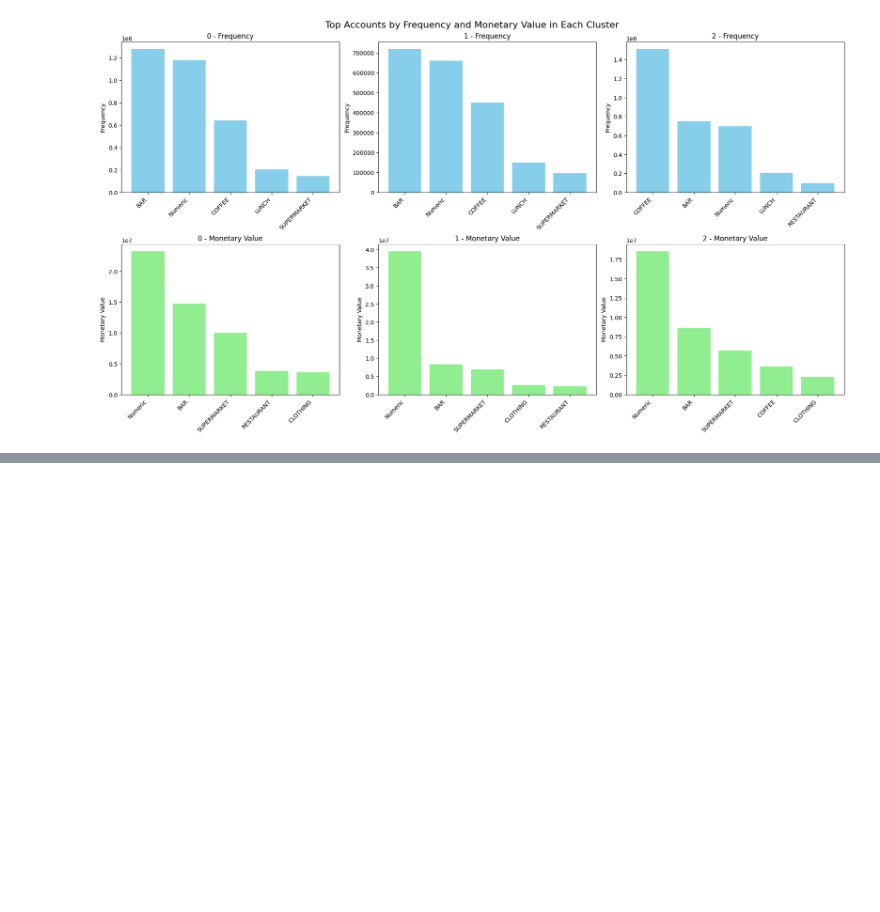
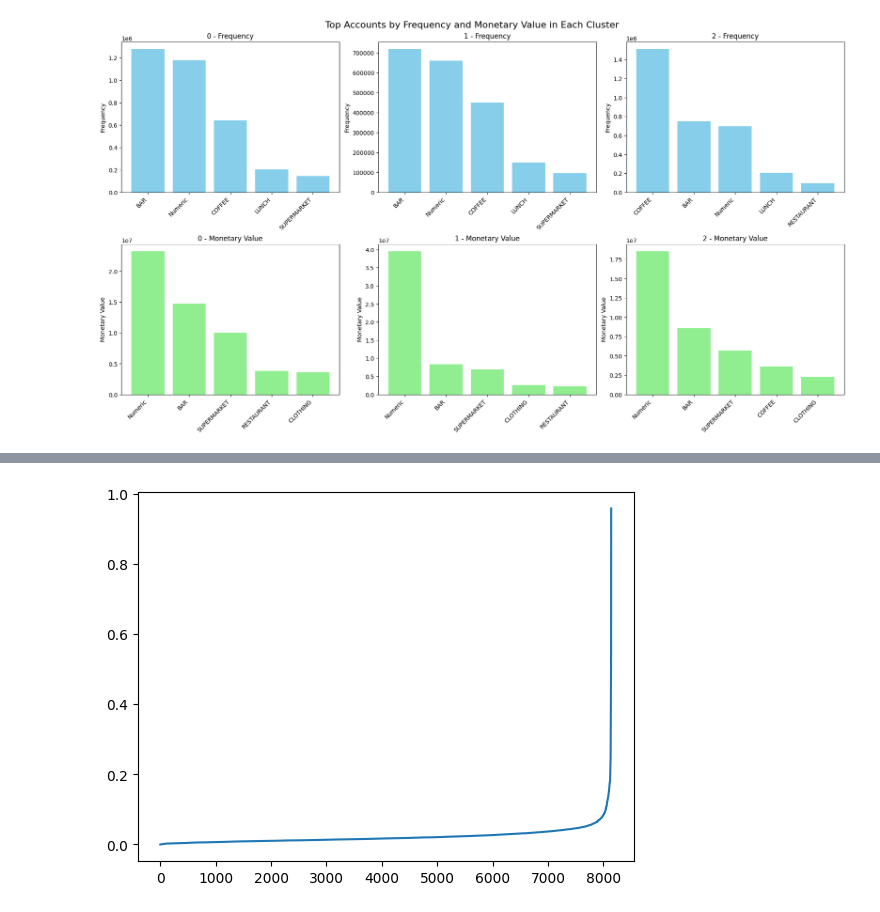
Before and after one commit to UoB-DSMP-2023-24/dsmp-2024-group-30, a Jupyter notebook: FM Analysis.ipynb, the cells around one changed output, grey strips where cells are left out. Saved outputs shown, nothing was run; the diff lists cells and outputs as text; code cells hidden in the pictures; blank space fills up the shorter version.

```diff
--- a/FM Analysis.ipynb
+++ b/FM Analysis.ipynb
@@ -290,0 +432,11 @@ plt.show()
+# %%
+neighbors = NearestNeighbors(n_neighbors=3)
+neighbors_fit = neighbors.fit(X_scaled)
+distances, indices = neighbors_fit.kneighbors(X_scaled)
+
+distances = np.sort(distances, axis=0)
+distances = distances[:,1]  # Change to 1 since we're interested in the second nearest point
+plt.plot(distances)
+plt.show()
+# %% [output]
+[figure, added]
```
Also changed, not shown: parts of 12 cells of this notebook, 2 other files.
